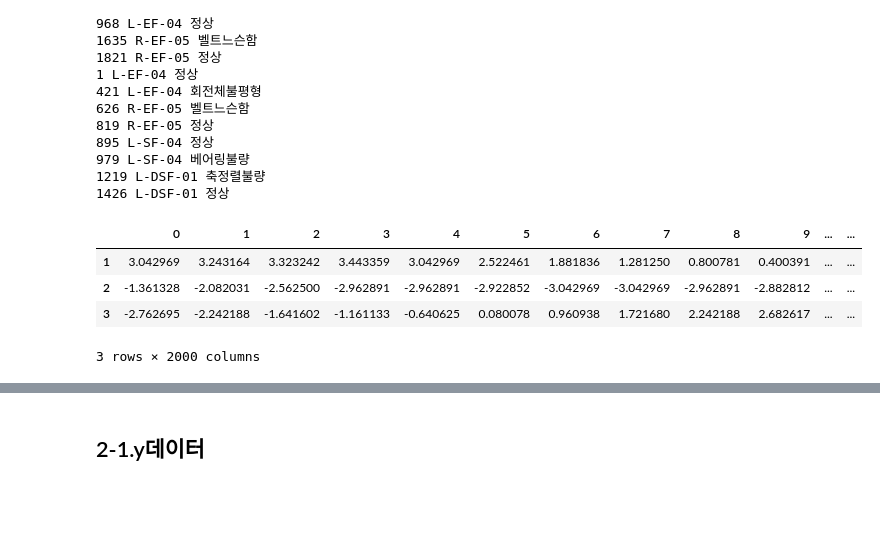
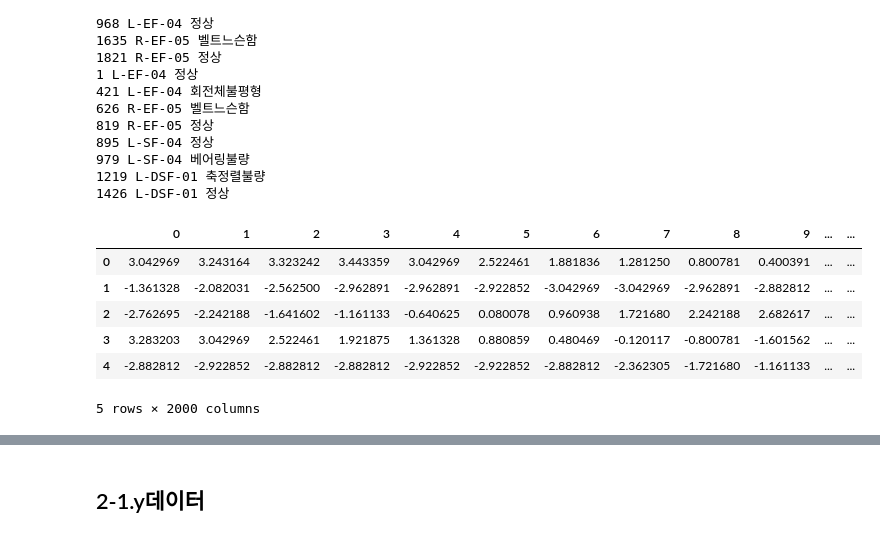
Before and after one commit to engineercha/engineercha, a Jupyter notebook: 기계시설물.ipynb, the cells around one changed output, grey strips where cells are left out. Drawn from its saved outputs; the diff is of its cells as text; code cells hidden in the pictures; blank space fills up the shorter version.

```diff
--- a/기계시설물.ipynb
+++ b/기계시설물.ipynb
@@ -61,10 +290,8 @@ def load(corv):
       for types in os.listdir(file_path+corv+'/2.2kW/'+machine):
         for files in os.listdir(file_path+corv+'/2.2kW/'+machine+'/'+types):
           tmp=pd.read_csv(file_path+corv+'/2.2kW/'+machine+'/'+types+'/'+files, skiprows=9, header=None)
-          if corv=='current':
-            tmp=tmp.drop([0, 4],axis=1)
-          elif corv=='vibration':
-            tmp=tmp.drop([0, 2],axis=1)
+          if corv=='current': tmp=tmp.drop([0, 4],axis=1)
+          elif corv=='vibration': tmp=tmp.drop([0, 2],axis=1)
           tmp=tmp.transpose()
           df=pd.concat([df, tmp])
           if i==1:
@@ -77,6 +304,7 @@ def load(corv):
   df=df.reset_index().drop(['index'], axis=1)
   return df
 
+
 def label(corv):
   if corv not in ['current','vibration']: return None
   i=0
@@ -85,7 +313,6 @@ def label(corv):
       types=unicodedata.normalize('NFC', types)
       mylen=len(os.listdir(file_path+corv+'/2.2kW/'+machine+'/'+types))
       if corv=='current': mylen*=3
-
       if types=='정상': tmp=np.zeros(mylen)
       elif '베어링' in types: tmp=np.ones(mylen)*1
       elif '벨트' in types: tmp=np.ones(mylen)*2
@@ -96,10 +323,8 @@ def label(corv):
       i+=1
   return arr
 # %%
-xc=load('current')
-xv=load('vibration')
-yc=label('current')
-yv=label('vibration')
+xc=load('current'); yc=label('current')
+xv=load('vibration'); yv=label('vibration')
 # %% [output]
 1 L-DSF-01 축정렬불량
 365 L-DSF-01 정상
@@ -121,13 +346,15 @@ yv=label('vibration')
 xc.to_csv('/content/gdrive/MyDrive/CURRENT.csv')
 xv.to_csv('/content/gdrive/MyDrive/VIBRATION.csv')
 # %%
-xc.head(3)
+xc.head()
 # %% [output]
 |  | 0 | 1 | 2 | 3 | 4 | 5 | 6 | 7 | 8 | 9 | ... | ... |
-| 1 | 3.042969 | 3.243164 | 3.323242 | 3.443359 | 3.042969 | 2.522461 | 1.881836 | 1.281250 | 0.800781 | 0.400391 | ... | ... |
-| 2 | -1.361328 | -2.082031 | -2.562500 | -2.962891 | -2.962891 | -2.922852 | -3.042969 | -3.042969 | -2.962891 | -2.882812 | ... | ... |
-| 3 | -2.762695 | -2.242188 | -1.641602 | -1.161133 | -0.640625 | 0.080078 | 0.960938 | 1.721680 | 2.242188 | 2.682617 | ... | ... |
+| 0 | 3.042969 | 3.243164 | 3.323242 | 3.443359 | 3.042969 | 2.522461 | 1.881836 | 1.281250 | 0.800781 | 0.400391 | ... | ... |
+| 1 | -1.361328 | -2.082031 | -2.562500 | -2.962891 | -2.962891 | -2.922852 | -3.042969 | -3.042969 | -2.962891 | -2.882812 | ... | ... |
+| 2 | -2.762695 | -2.242188 | -1.641602 | -1.161133 | -0.640625 | 0.080078 | 0.960938 | 1.721680 | 2.242188 | 2.682617 | ... | ... |
+| 3 | 3.283203 | 3.042969 | 2.522461 | 1.921875 | 1.361328 | 0.880859 | 0.480469 | -0.120117 | -0.800781 | -1.601562 | ... | ... |
+| 4 | -2.882812 | -2.922852 | -2.882812 | -2.882812 | -2.922852 | -2.922852 | -2.882812 | -2.362305 | -1.721680 | -1.161133 | ... | ... |
-3 rows × 2000 columns
+5 rows × 2000 columns
 # %%
 print("x데이터 구조:", xc.shape, xv.shape)
 print("y데이터 분포:", len(yc), '->', [list(yc).count(i) for i in range(5)])
```
Also changed, not shown: parts of 32 cells of this notebook.
